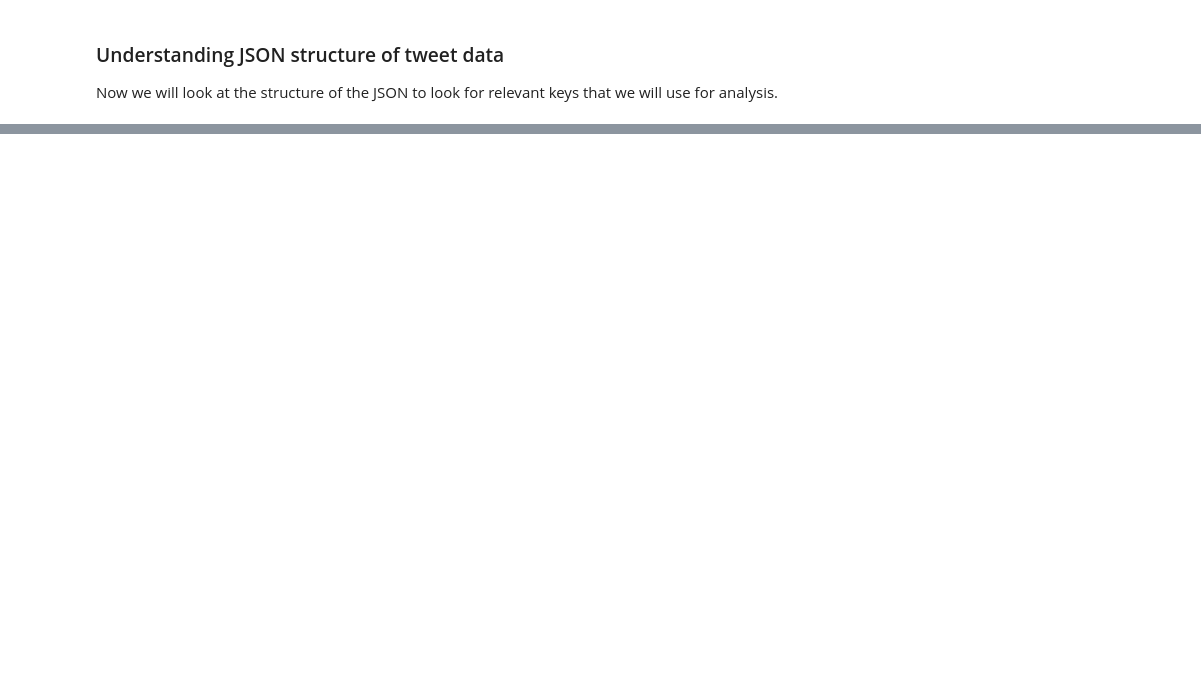
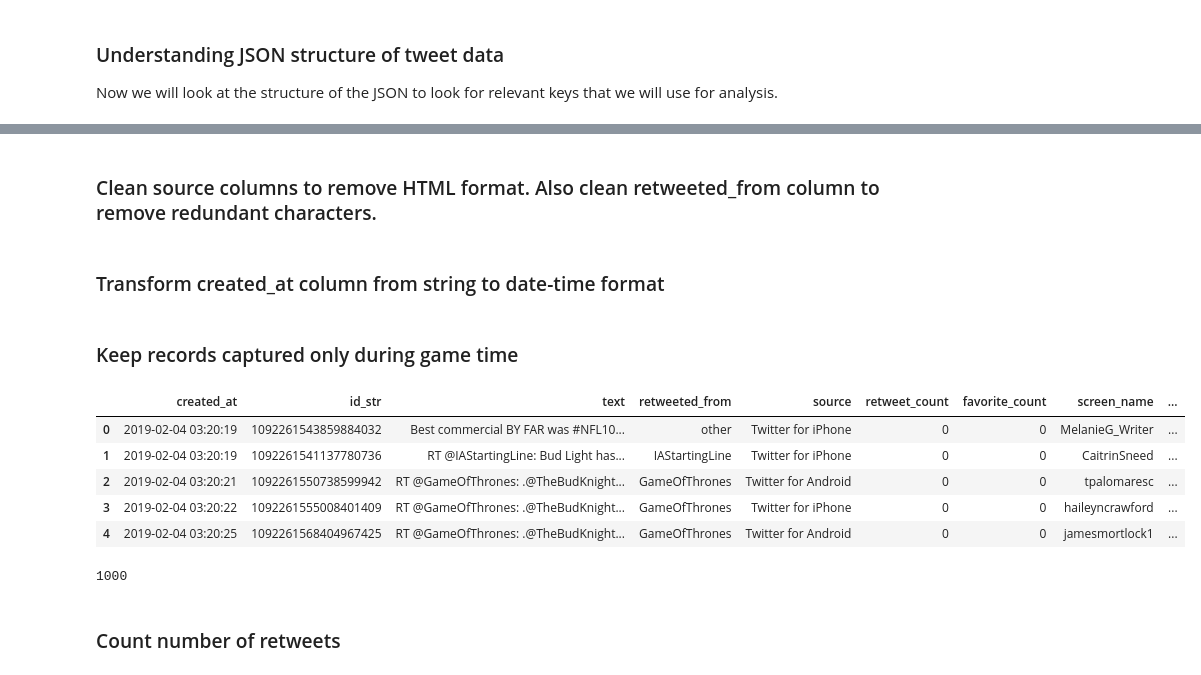
Before and after one commit to swatisingh0107/TwitterDataAnalysis, a Jupyter notebook: Twitter Data Analysis v2.ipynb, the cells around one changed output, grey strips where cells are left out. Cells and saved outputs as stored; diff of their text form; code cells hidden in the pictures; blank space fills up the shorter version.

```diff
--- a/Twitter Data Analysis v2.ipynb
+++ b/Twitter Data Analysis v2.ipynb
@@ -54,0 +134,3 @@ print(json.dumps(tweet, indent=4))
+# %%
+pd.set_option('display.max_colwidth', -1)
+data['text']
@@ -54,0 +157,6 @@ print(json.dumps(tweet, indent=4))
+# %%
+s=data[data.columns[2]]
+type(s)
+data['mentions']=s.str.extractall('(\B@\w*)').unstack().apply(lambda x:','.join(x.dropna()), axis=1)
+data['hashtags']=s.str.extractall('(\B#\w*|\B\\n#\w*)').unstack().apply(lambda x:','.join(x.dropna()), axis=1)
+data['hashtags']=data['hashtags'].str.replace('\n','')
@@ -54,0 +183,28 @@ print(json.dumps(tweet, indent=4))
+# %% [markdown]
+### Clean source columns to remove HTML format. Also clean retweeted_from column to remove redundant characters.
+# %%
+data['source'] = data['source'].str.split('>').str.get(1)
+data['source']=data['source'].str.replace('</a','')
+data['retweeted_from']=data['retweeted_from'].str.replace('RT @','')
+# %% [markdown]
+### Transform created_at column from string to date-time format
+# %%
+data['created_at']=pd.to_datetime(data['created_at'])
+# %% [markdown]
+### Keep records captured only during game time
+# %%
+data=data[(data['created_at']>'2019-02-03 23:29:00') & (data['created_at']<'2019-02-04 04:00:00')]
+data.head()
+# %% [output]
+|  | created_at | id_str | text | retweeted_from | source | retweet_count | favorite_count | screen_name | ... |
+| 0 | 2019-02-04 03:20:19 | 1092261543859884032 | Best commercial BY FAR was #NFL10... | other | Twitter for iPhone | 0 | 0 | MelanieG_Writer | ... |
+| 1 | 2019-02-04 03:20:19 | 1092261541137780736 | RT @IAStartingLine: Bud Light has... | IAStartingLine | Twitter for iPhone | 0 | 0 | CaitrinSneed | ... |
+| 2 | 2019-02-04 03:20:21 | 1092261550738599942 | RT @GameOfThrones: .@TheBudKnight... | GameOfThrones | Twitter for Android | 0 | 0 | tpalomaresc | ... |
+| 3 | 2019-02-04 03:20:22 | 1092261555008401409 | RT @GameOfThrones: .@TheBudKnight... | GameOfThrones | Twitter for iPhone | 0 | 0 | haileyncrawford | ... |
+| 4 | 2019-02-04 03:20:25 | 1092261568404967425 | RT @GameOfThrones: .@TheBudKnight... | GameOfThrones | Twitter for Android | 0 | 0 | jamesmortlock1 | ... |
+# %%
+len(data)
+# %% [output]
+1000
+# %% [markdown]
+### Count number of retweets
```
Also changed, not shown: parts of 33 cells of this notebook.
